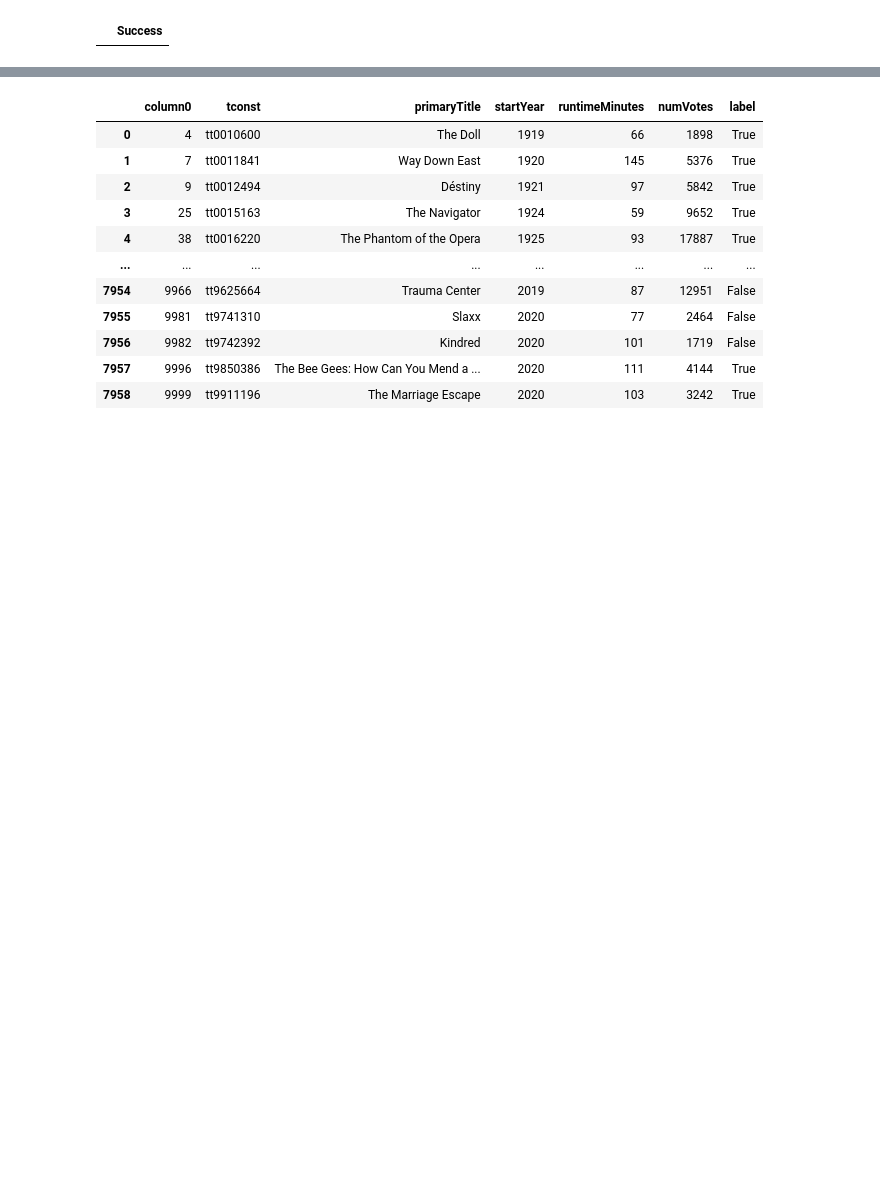
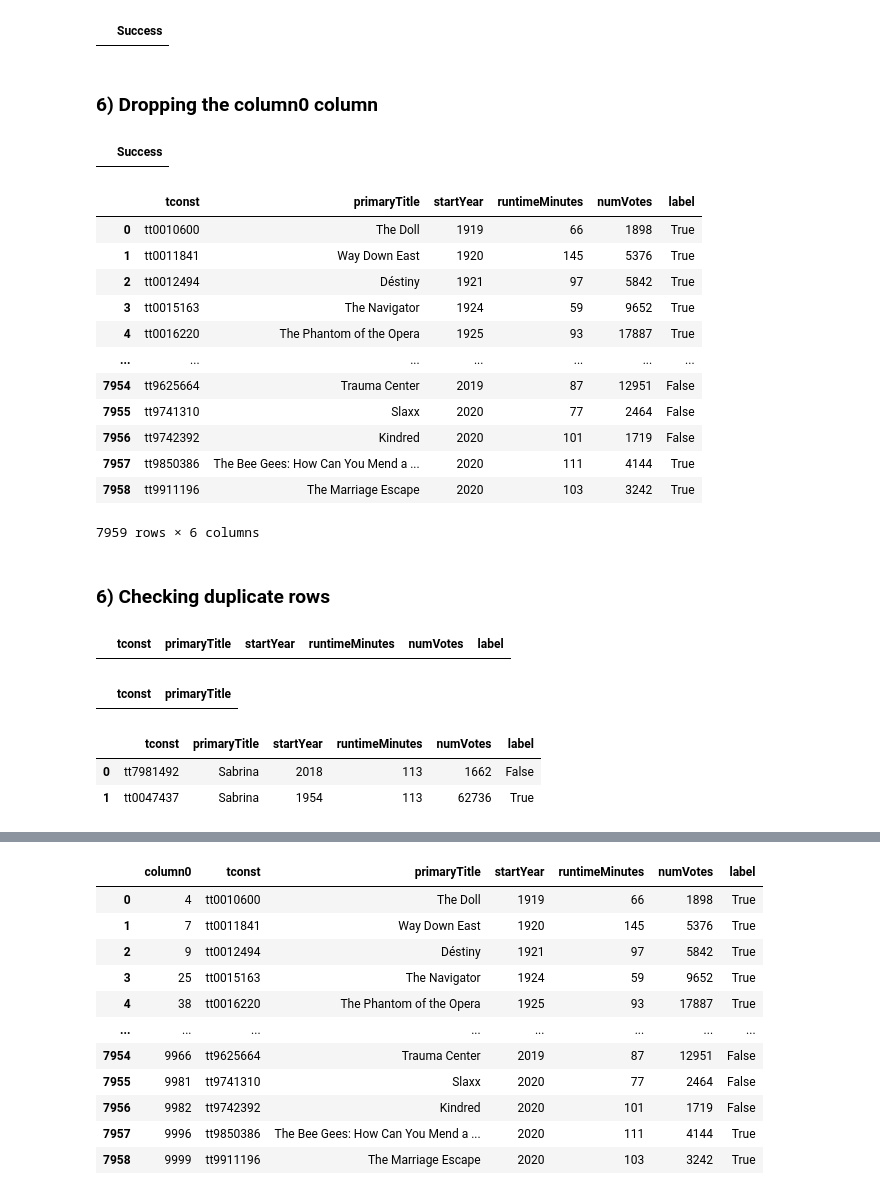
Before and after one commit to Rohan-Deshamudre/big-data-course-2022-projects, a Jupyter notebook: imdb/IMDB-Revisited.ipynb, the cells around one changed output, grey strips where cells are left out. Cells and saved outputs as stored; diff of their text form; code cells hidden in the pictures; blank space fills up the shorter version.

```diff
--- a/imdb/IMDB-Revisited.ipynb
+++ b/imdb/IMDB-Revisited.ipynb
@@ -250,3 +250,5 @@ def drop_originalTitle(input_name):
 execute(drop_originalTitle('training_set'))
 # %% [output]
 |  | Success |
+# %% [markdown]
+### 6) Dropping the column0 column
@@ -252,0 +262,49 @@ execute(drop_originalTitle('training_set'))
+# %%
+execute(drop_column_zero('training_set'))
+# %% [output]
+|  | Success |
+# %%
+con.execute('''
+    SELECT * FROM training_set
+''').fetchdf()
+# %% [output]
+|  | tconst | primaryTitle | startYear | runtimeMinutes | numVotes | label |
+| 0 | tt0010600 | The Doll | 1919 | 66 | 1898 | True |
+| 1 | tt0011841 | Way Down East | 1920 | 145 | 5376 | True |
+| 2 | tt0012494 | Déstiny | 1921 | 97 | 5842 | True |
+| 3 | tt0015163 | The Navigator | 1924 | 59 | 9652 | True |
+| 4 | tt0016220 | The Phantom of the Opera | 1925 | 93 | 17887 | True |
+| ... | ... | ... | ... | ... | ... | ... |
+| 7954 | tt9625664 | Trauma Center | 2019 | 87 | 12951 | False |
+| 7955 | tt9741310 | Slaxx | 2020 | 77 | 2464 | False |
+| 7956 | tt9742392 | Kindred | 2020 | 101 | 1719 | False |
+| 7957 | tt9850386 | The Bee Gees: How Can You Mend a ... | 2020 | 111 | 4144 | True |
+| 7958 | tt9911196 | The Marriage Escape | 2020 | 103 | 3242 | True |
+7959 rows × 6 columns
+# %% [markdown]
+### 6) Checking duplicate rows
+# %%
+con.execute('''
+    SELECT * FROM training_set
+    GROUP BY *
+    HAVING COUNT(*) > 1
+''').fetchdf()
+# %% [output]
+|  | tconst | primaryTitle | startYear | runtimeMinutes | numVotes | label |
+# %%
+con.execute('''
+    SELECT tconst, primaryTitle FROM training_set
+    GROUP BY tconst, primaryTitle
+    HAVING COUNT(*) > 1
+''').fetchdf()
+# %% [output]
+|  | tconst | primaryTitle |
+# %%
+con.execute('''
+    SELECT * FROM training_set
+    WHERE primaryTitle = 'Sabrina'
+''').fetchdf()
+# %% [output]
+|  | tconst | primaryTitle | startYear | runtimeMinutes | numVotes | label |
+| 0 | tt7981492 | Sabrina | 2018 | 113 | 1662 | False |
+| 1 | tt0047437 | Sabrina | 1954 | 113 | 62736 | True |
```
Also changed, not shown: parts of 28 cells of this notebook, 3 other files.
